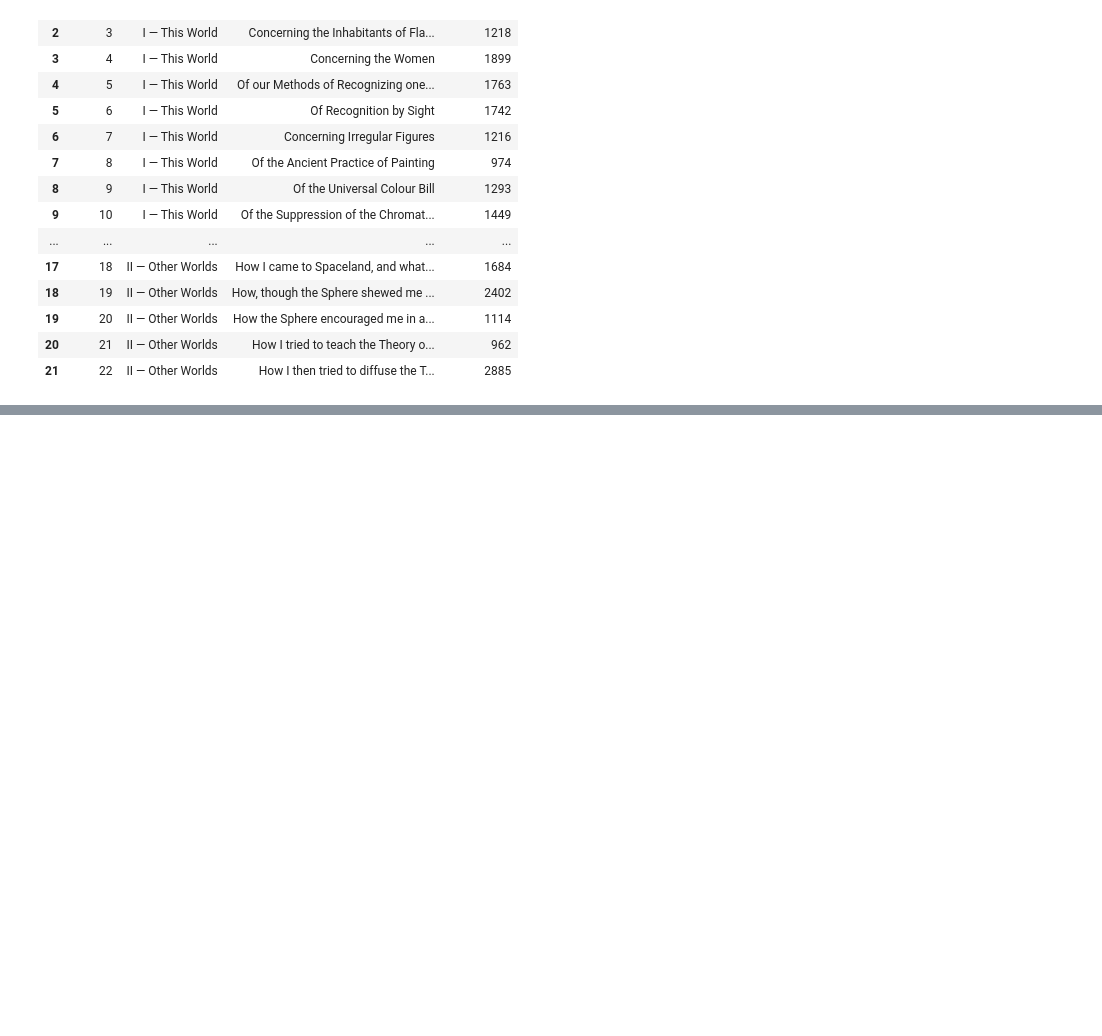
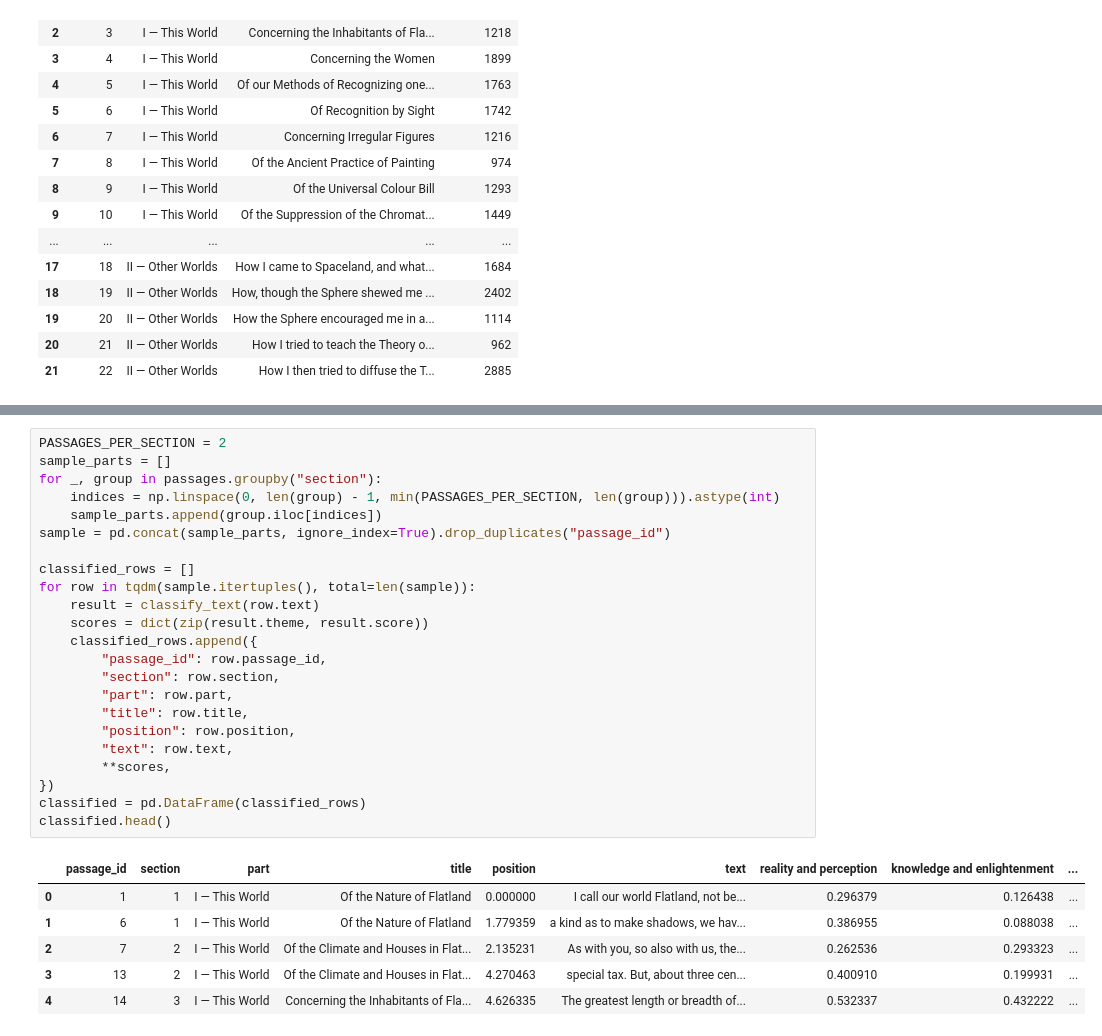
Before and after one commit to Twistshock/Flatlands, a Jupyter notebook: mainBook.ipynb, the cells around one changed output, grey strips where cells are left out. Drawn from its saved outputs; the diff is of its cells as text; blank space fills up the shorter version.

```diff
--- a/mainBook.ipynb
+++ b/mainBook.ipynb
@@ -139,0 +264,30 @@ def make_passages(section_df, words_per_passage = 120):
+# %%
+PASSAGES_PER_SECTION = 2
+sample_parts = []
+for _, group in passages.groupby("section"):
+    indices = np.linspace(0, len(group) - 1, min(PASSAGES_PER_SECTION, len(group))).astype(int)
+    sample_parts.append(group.iloc[indices])
+sample = pd.concat(sample_parts, ignore_index=True).drop_duplicates("passage_id")
+
+classified_rows = []
+for row in tqdm(sample.itertuples(), total=len(sample)):
+    result = classify_text(row.text)
+    scores = dict(zip(result.theme, result.score))
+    classified_rows.append({
+        "passage_id": row.passage_id,
+        "section": row.section,
+        "part": row.part,
+        "title": row.title,
+        "position": row.position,
+        "text": row.text,
+        **scores,
+})
+classified = pd.DataFrame(classified_rows)
+classified.head()
+# %% [output]
+|  | passage_id | section | part | title | position | text | reality and perception | knowledge and enlightenment | ... |
+| 0 | 1 | 1 | I — This World | Of the Nature of Flatland | 0.000000 | I call our world Flatland, not be... | 0.296379 | 0.126438 | ... |
+| 1 | 6 | 1 | I — This World | Of the Nature of Flatland | 1.779359 | a kind as to make shadows, we hav... | 0.386955 | 0.088038 | ... |
+| 2 | 7 | 2 | I — This World | Of the Climate and Houses in Flat... | 2.135231 | As with you, so also with us, the... | 0.262536 | 0.293323 | ... |
+| 3 | 13 | 2 | I — This World | Of the Climate and Houses in Flat... | 4.270463 | special tax. But, about three cen... | 0.400910 | 0.199931 | ... |
+| 4 | 14 | 3 | I — This World | Concerning the Inhabitants of Fla... | 4.626335 | The greatest length or breadth of... | 0.532337 | 0.432222 | ... |
```
Also changed, not shown: parts of 12 cells of this notebook.
